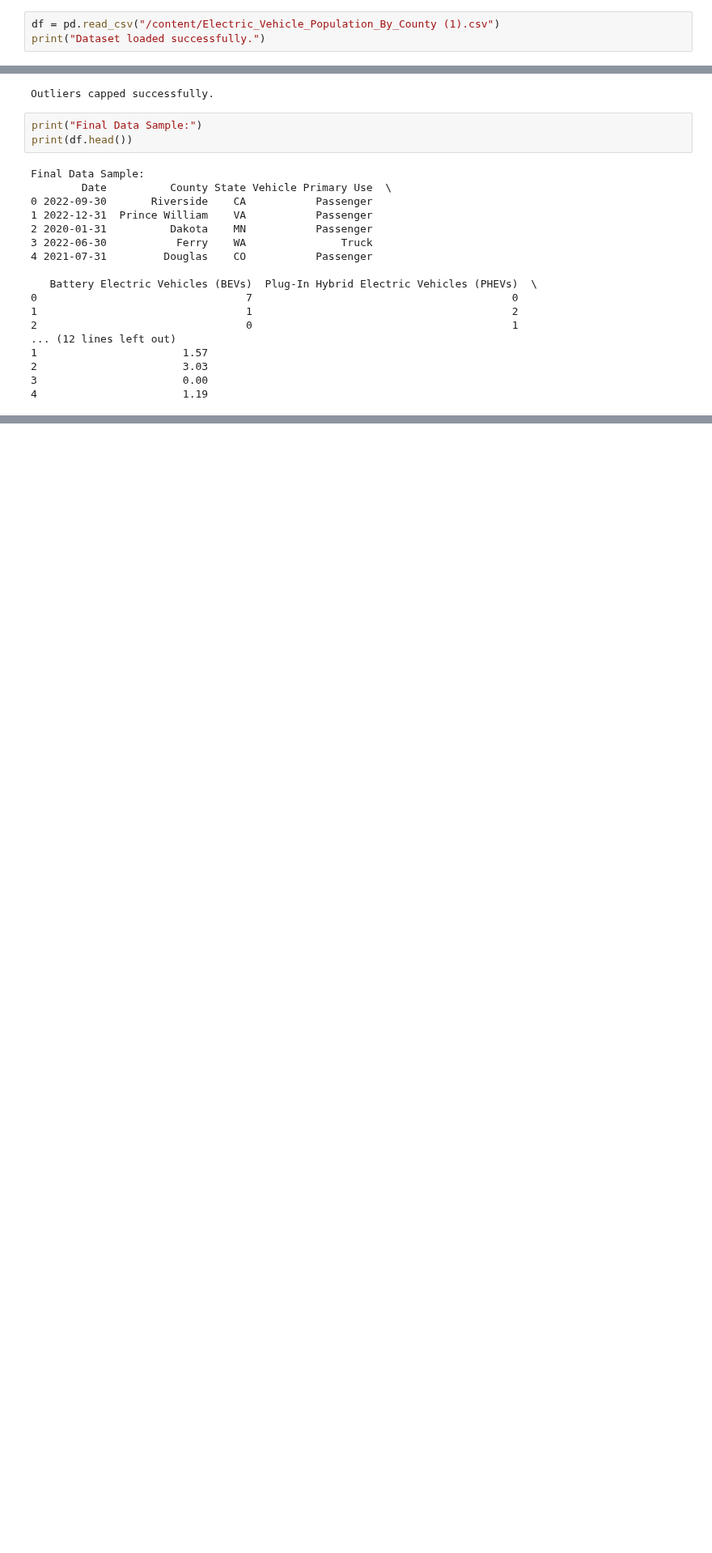
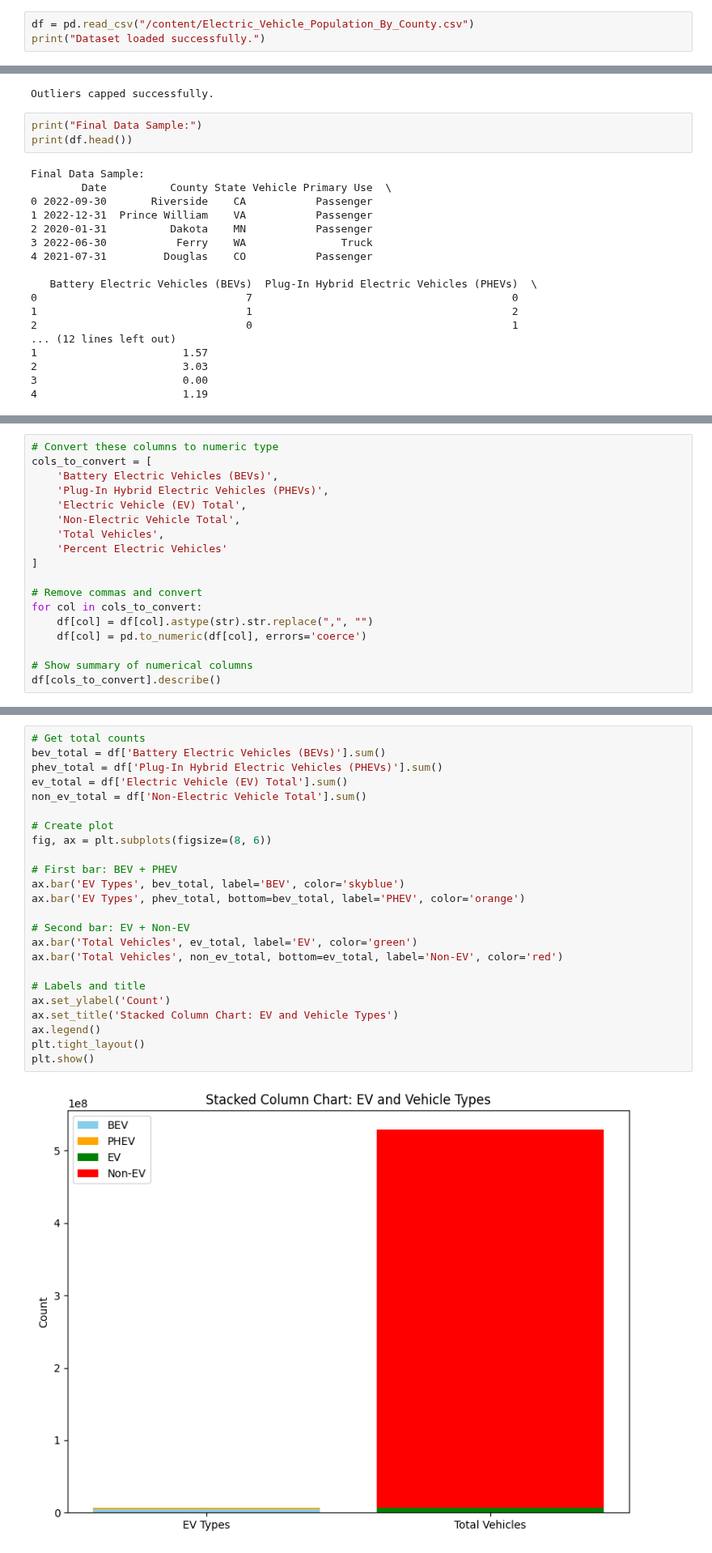
Before and after one commit to Siva1729-lila/Ev_vehicle_demand, a Jupyter notebook: EV_ADAPTION.ipynb, the cells around one changed output, grey strips where cells are left out. Shown at 81% size. Saved outputs shown, nothing was run; the diff lists cells and outputs as text; blank space fills up the shorter version.

```diff
--- a/EV_ADAPTION.ipynb
+++ b/EV_ADAPTION.ipynb
@@ -4,7 +4,7 @@
 import pandas as pd
 import numpy as np
 # %%
-df = pd.read_csv("/content/Electric_Vehicle_Population_By_County (1).csv")
+df = pd.read_csv("/content/Electric_Vehicle_Population_By_County.csv")
 print("Dataset loaded successfully.")
 # %% [output]
 Dataset loaded successfully.
@@ -124,0 +130,18 @@ Final Data Sample:
+# %%
+# Convert these columns to numeric type
+cols_to_convert = [
+    'Battery Electric Vehicles (BEVs)',
+    'Plug-In Hybrid Electric Vehicles (PHEVs)',
+    'Electric Vehicle (EV) Total',
+    'Non-Electric Vehicle Total',
+    'Total Vehicles',
+    'Percent Electric Vehicles'
+]
+
+# Remove commas and convert
+for col in cols_to_convert:
+    df[col] = df[col].astype(str).str.replace(",", "")
+    df[col] = pd.to_numeric(df[col], errors='coerce')
+
+# Show summary of numerical columns
+df[cols_to_convert].describe()
@@ -124,0 +178,26 @@ Final Data Sample:
+# %%
+# Get total counts
+bev_total = df['Battery Electric Vehicles (BEVs)'].sum()
+phev_total = df['Plug-In Hybrid Electric Vehicles (PHEVs)'].sum()
+ev_total = df['Electric Vehicle (EV) Total'].sum()
+non_ev_total = df['Non-Electric Vehicle Total'].sum()
+
+# Create plot
+fig, ax = plt.subplots(figsize=(8, 6))
+
+# First bar: BEV + PHEV
+ax.bar('EV Types', bev_total, label='BEV', color='skyblue')
+ax.bar('EV Types', phev_total, bottom=bev_total, label='PHEV', color='orange')
+
+# Second bar: EV + Non-EV
+ax.bar('Total Vehicles', ev_total, label='EV', color='green')
+ax.bar('Total Vehicles', non_ev_total, bottom=ev_total, label='Non-EV', color='red')
+
+# Labels and title
+ax.set_ylabel('Count')
+ax.set_title('Stacked Column Chart: EV and Vehicle Types')
+ax.legend()
+plt.tight_layout()
+plt.show()
+# %% [output]
+[figure, added]
```
Also changed, not shown: parts of 19 cells of this notebook.
